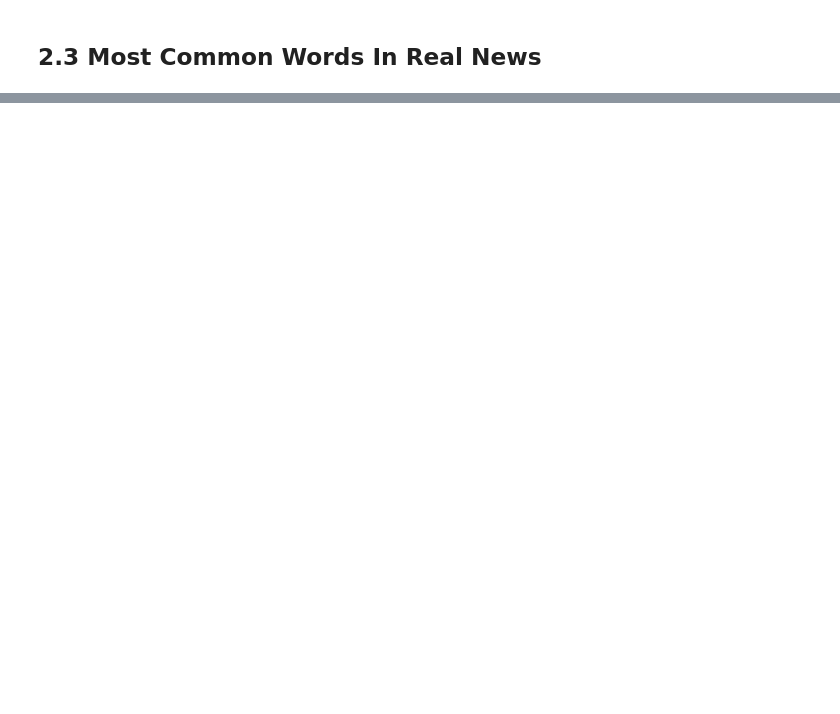
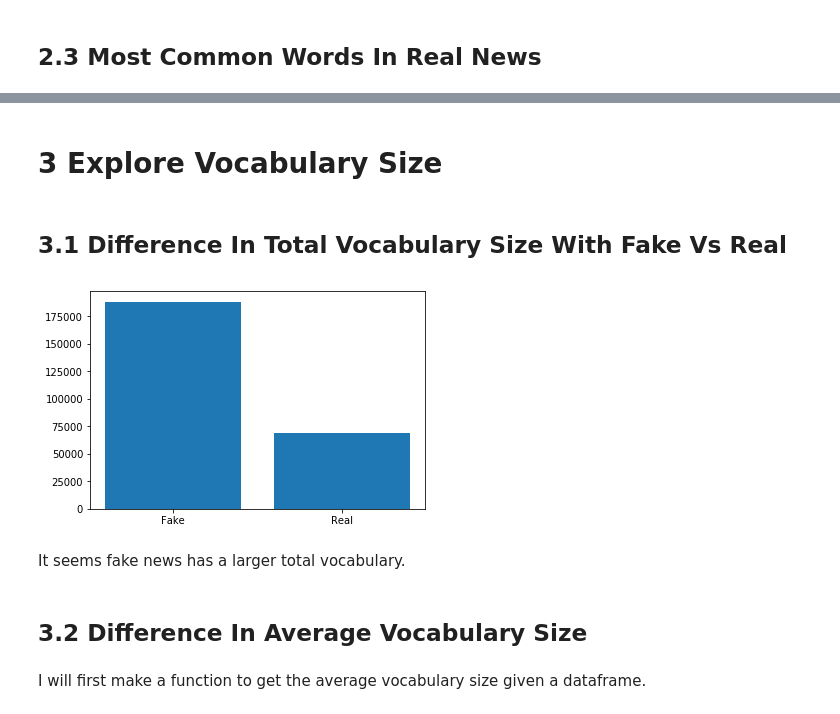
Before and after one commit to georgewillben/real_vs_fake_news, a Jupyter notebook: Exploratory Data Analysis.ipynb, the cells around one changed output, grey strips where cells are left out. Saved outputs shown, nothing was run; the diff lists cells and outputs as text; code cells hidden in the pictures; blank space fills up the shorter version.

```diff
--- a/Exploratory Data Analysis.ipynb
+++ b/Exploratory Data Analysis.ipynb
@@ -58,0 +78,18 @@ to_wordcloud(explore[explore.real_news==1])
+# %% [markdown]
+# 3 Explore Vocabulary Size
+# %% [markdown]
+## 3.1 Difference In Total Vocabulary Size With Fake Vs Real
+# %%
+fake_news_vocab_size = len(list(set(fake_words)))
+real_news_vocab_size = len(list(set(real_words)))
+
+plt.bar(["Fake", "Real"], [fake_news_vocab_size, real_news_vocab_size])
+plt.show()
+# %% [output]
+[figure, added]
+# %% [markdown]
+It seems fake news has a larger total vocabulary.
+# %% [markdown]
+## 3.2 Difference In Average Vocabulary Size
+# %% [markdown]
+I will first make a function to get the average vocabulary size given a dataframe.
```
Also changed, not shown: parts of 19 cells of this notebook, 4 other files.
